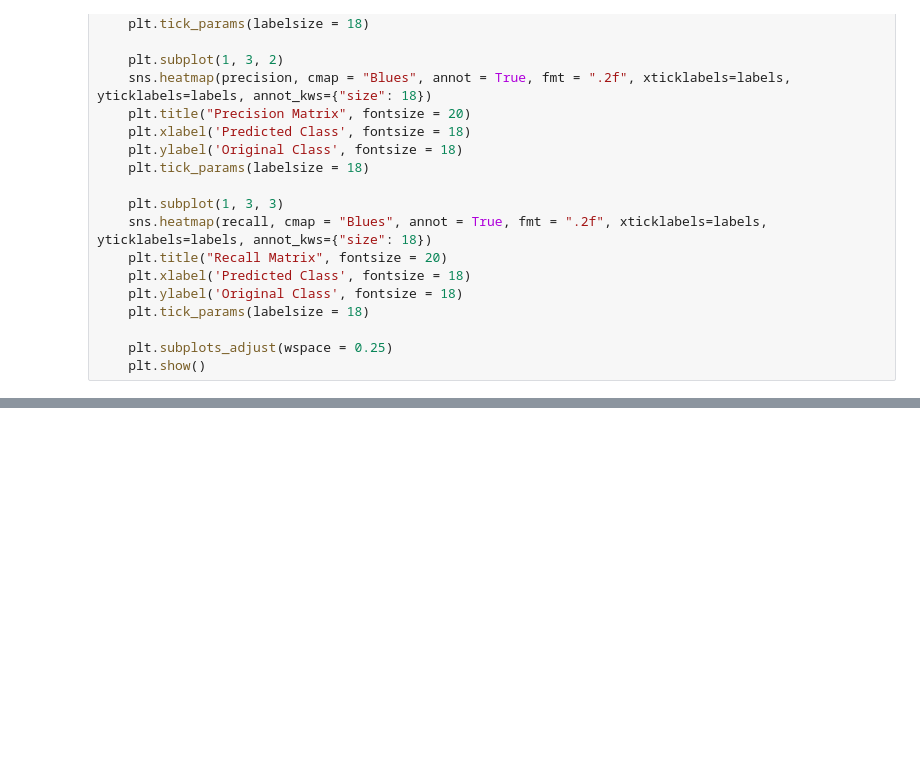
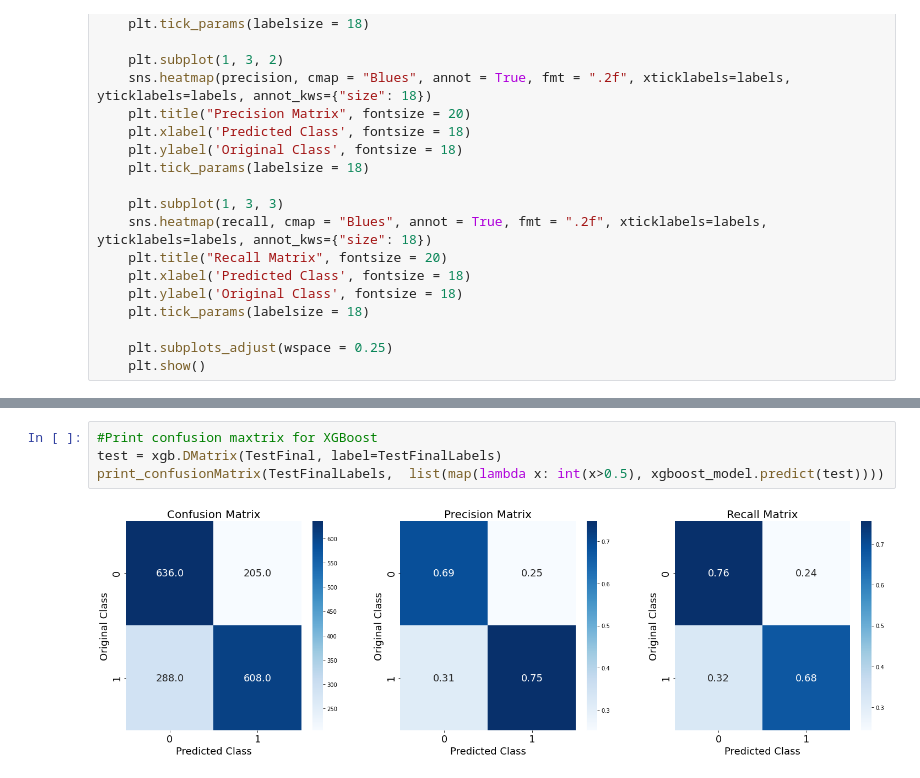
Before and after one commit to anandchndrn93/DisaterTweets, a Jupyter notebook: notebook.ipynb, the cells around one changed output, grey strips where cells are left out. Drawn from its saved outputs; the diff is of its cells as text; blank space fills up the shorter version.

```diff
--- a/notebook.ipynb
+++ b/notebook.ipynb
@@ -736,0 +927,6 @@ result.to_csv(os.path.join(DATAPATH, 'predict.csv'), index = False)
+# %%
+#Print confusion maxtrix for XGBoost
+test = xgb.DMatrix(TestFinal, label=TestFinalLabels)
+print_confusionMatrix(TestFinalLabels,  list(map(lambda x: int(x>0.5), xgboost_model.predict(test))))
+# %% [output]
+[figure, added]
```
Also changed, not shown: parts of 55 cells of this notebook.
